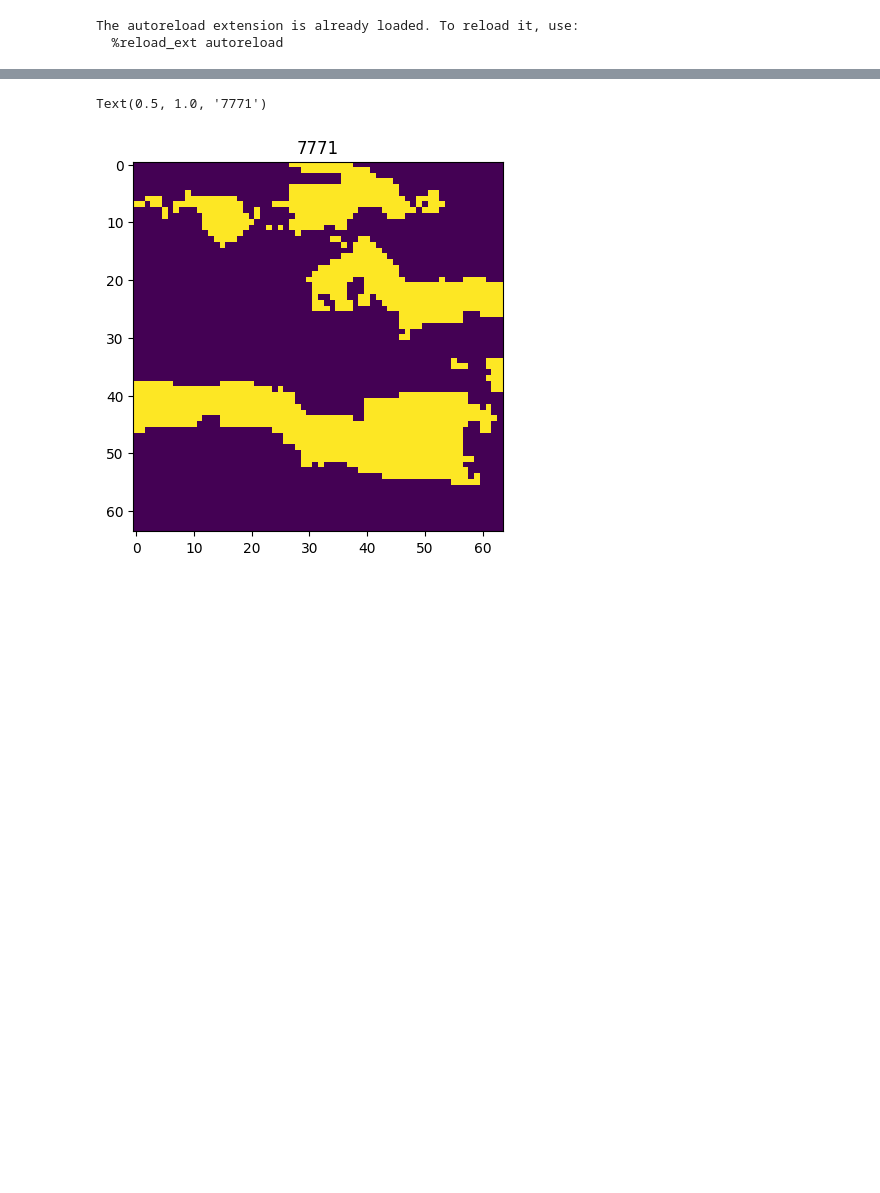
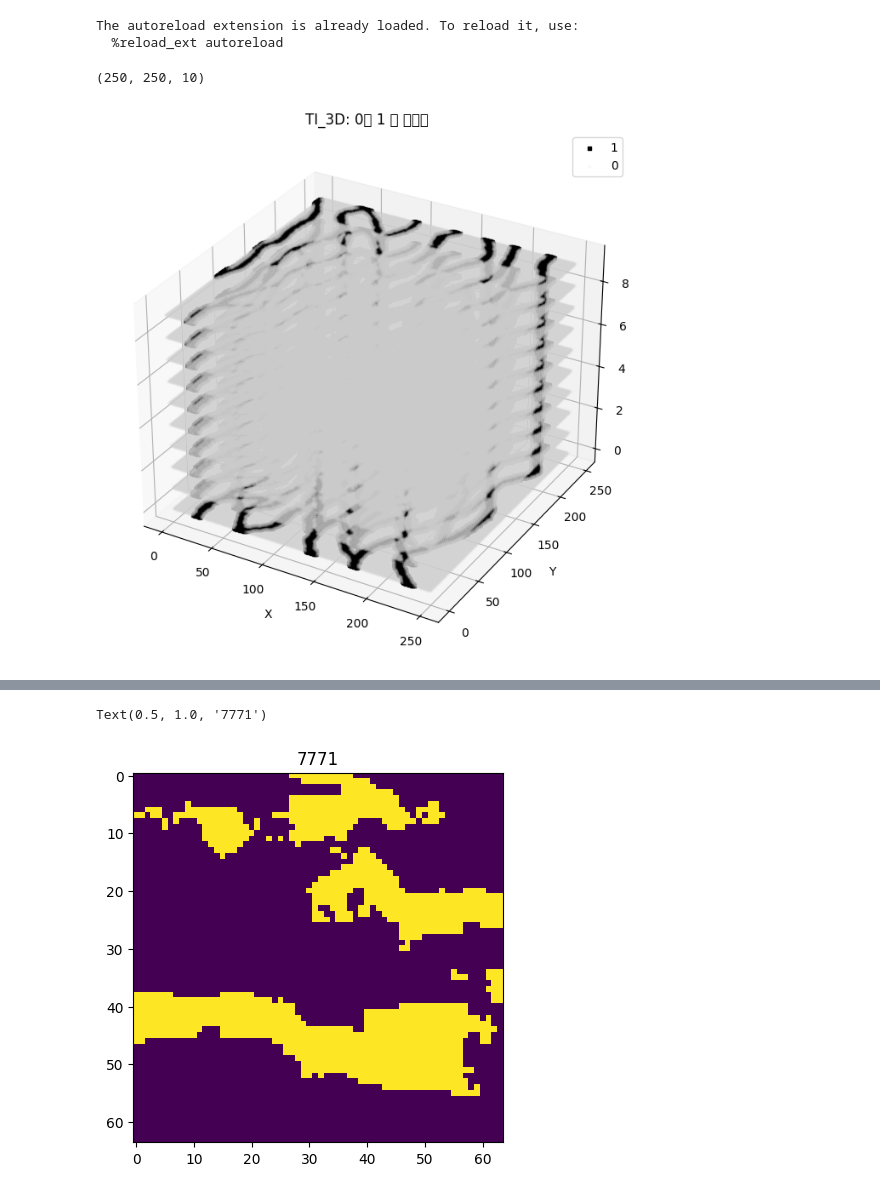
Before and after one commit to dong-hee-kim/funny_mps_v2, a Jupyter notebook: main_multi_lavel_v2.ipynb, the cells around one changed output, grey strips where cells are left out. Cells and saved outputs as stored; diff of their text form; code cells hidden in the pictures; blank space fills up the shorter version.

```diff
--- a/main_multi_lavel_v2.ipynb
+++ b/main_multi_lavel_v2.ipynb
@@ -8,3 +15,31 @@ TI = np.loadtxt('ti_strebelle.dat', skiprows = 3).reshape(250,250,1)
 # %% [output]
 The autoreload extension is already loaded. To reload it, use:
   %reload_ext autoreload
+# %%
+TI_3D = np.concatenate([TI for _ in range(10)], axis=2)  # (250, 250, 10)
+TI_3D.shape
+# %% [output]
+(250, 250, 10)
+# %%
+# 값이 0 또는 1인 위치 좌표 추출
+x_1, y_1, z_1 = np.where(TI_3D == 1)
+x_0, y_0, z_0 = np.where(TI_3D == 0)
+
+fig = plt.figure(figsize=(12, 8))
+ax = fig.add_subplot(111, projection='3d')
+
+# 값이 1인 점: 검은색
+ax.scatter(x_1, y_1, z_1, c='black', marker='s', s=10, label='1')
+
+# 값이 0인 점: 회색
+ax.scatter(x_0, y_0, z_0, c='lightgray', marker='s', s=3, alpha=0.1, label='0')
+
+# 축과 라벨
+ax.set_xlabel('X')
+ax.set_ylabel('Y')
+ax.set_zlabel('Z')
+ax.set_title('TI_3D: 0과 1 값 시각화')
+ax.legend()
+plt.show()
+# %% [output]
+[figure, added]
```
Also changed, not shown: parts of 4 cells of this notebook, 1 other file.
